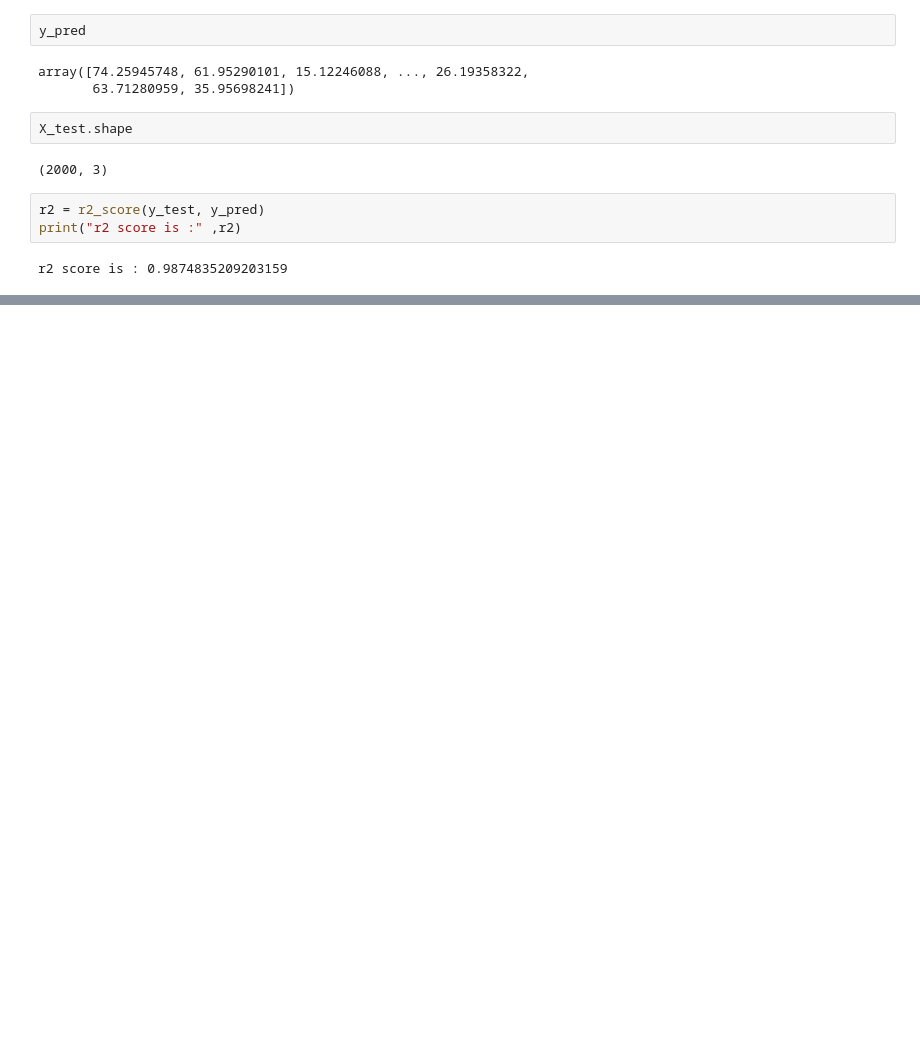
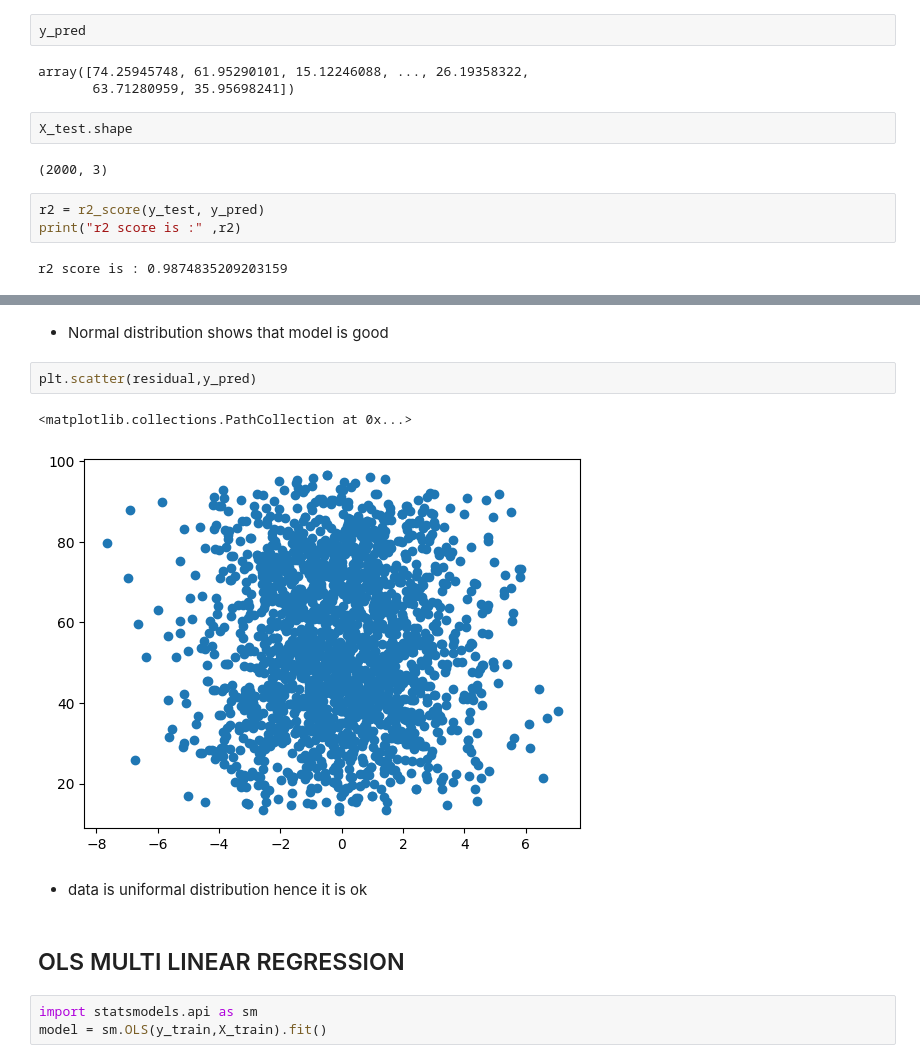
Before and after one commit to QuratulAin20/Machine-Learning, a Jupyter notebook: multiple-linear-regression.ipynb, the cells around one changed output, grey strips where cells are left out. Cells and saved outputs as stored; diff of their text form; blank space fills up the shorter version.

```diff
--- a/multiple-linear-regression.ipynb
+++ b/multiple-linear-regression.ipynb
@@ -245,0 +255,14 @@ r2 score is : 0.9874835209203159
+# %% [markdown]
+- Normal distribution shows that model is good
+# %%
+plt.scatter(residual,y_pred)
+# %% [output]
+<matplotlib.collections.PathCollection at 0x...>
+[figure, added]
+# %% [markdown]
+- data is uniformal distribution hence it is ok
+# %% [markdown]
+## OLS MULTI LINEAR REGRESSION
+# %%
+import statsmodels.api as sm
+model = sm.OLS(y_train,X_train).fit()
```
Also changed, not shown: parts of 5 cells of this notebook.
